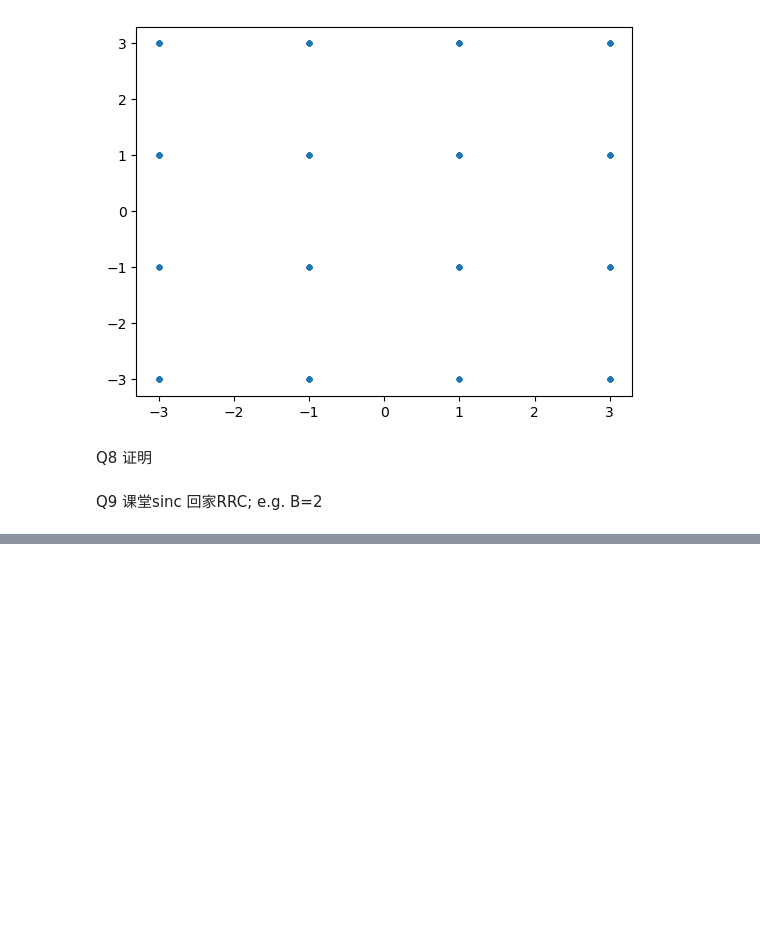
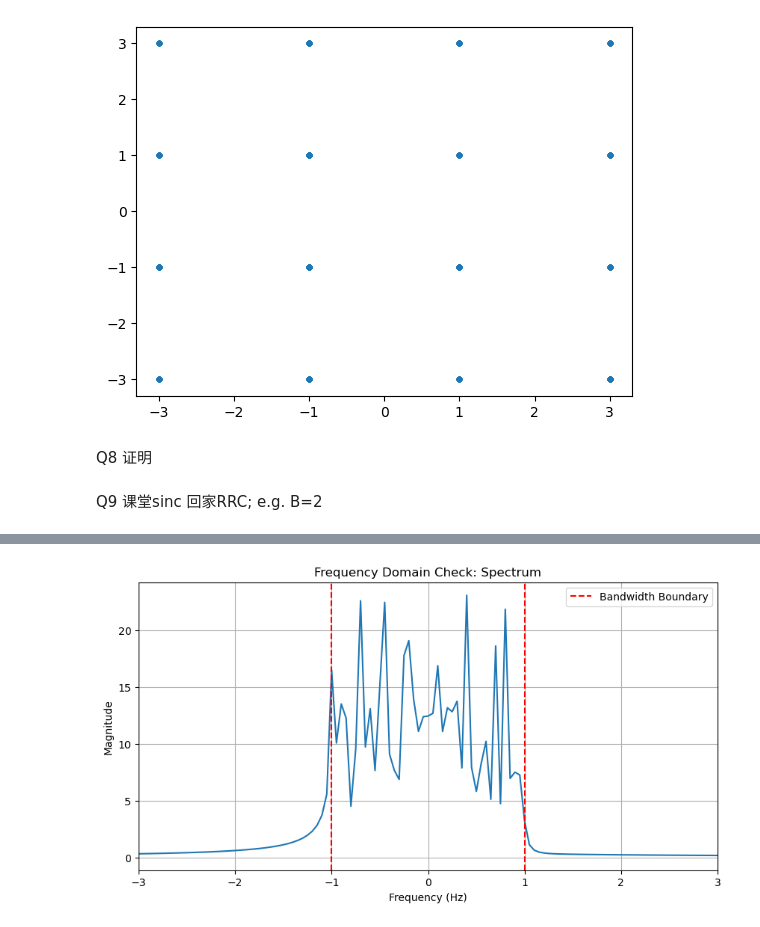
Before and after one commit to Eason0127/TR2, a Jupyter notebook: TR2_LAB_Songhui.ipynb, the cells around one changed output, grey strips where cells are left out. Cells and saved outputs as stored; diff of their text form; code cells hidden in the pictures; blank space fills up the shorter version.

```diff
--- a/TR2_LAB_Songhui.ipynb
+++ b/TR2_LAB_Songhui.ipynb
@@ -148,0 +201,22 @@ plt.show()
+# %%
+# 频域检查
+Q_freq = np.fft.fftshift(np.fft.fft(q_sinc)) * dt # 归一化幅度
+
+# 2. 画频谱幅度
+plt.figure(figsize=(10, 5))
+plt.plot(f, np.abs(Q_freq))
+
+plt.title("Frequency Domain Check: Spectrum")
+plt.xlabel("Frequency (Hz)")
+plt.ylabel("Magnitude")
+plt.grid(True)
+
+# 标记出带宽边界 -B/2 和 B/2
+plt.axvline(-B/2, color='r', linestyle='--', label='Bandwidth Boundary')
+plt.axvline(B/2, color='r', linestyle='--')
+
+plt.xlim([-3, 3]) # 放大看中心，应该看到宽度为 B=2 的方波
+plt.legend()
+plt.show()
+# %% [output]
+[figure, added]
```
Also changed, not shown: parts of 14 cells of this notebook.
